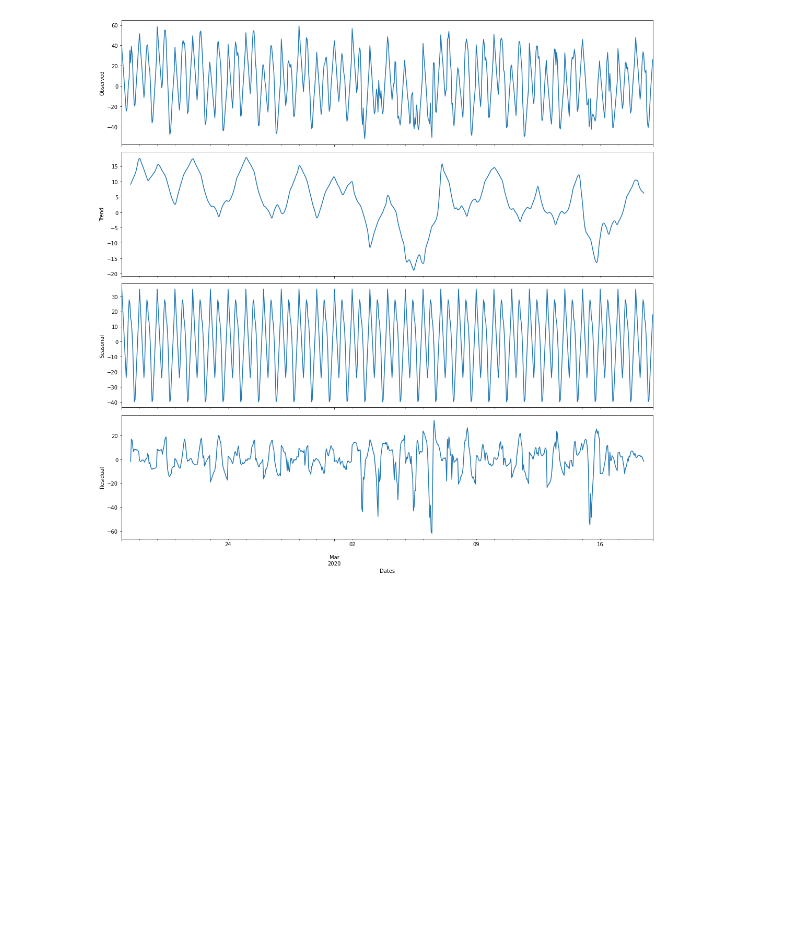
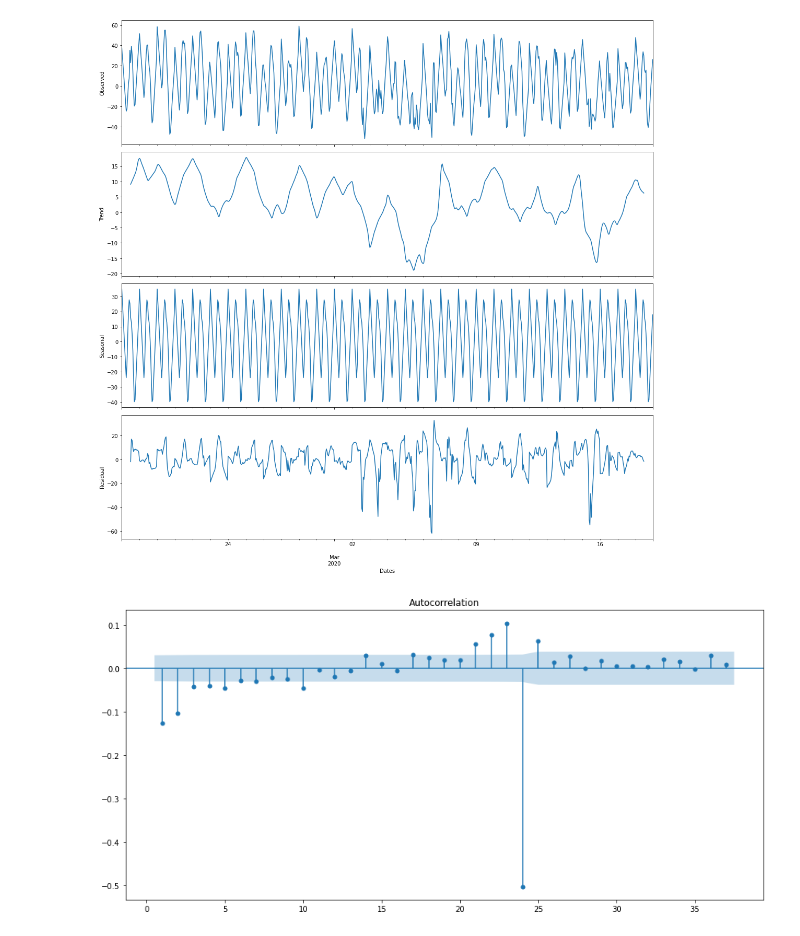
Before and after one commit to fomapavlov/EMS_Workshop, a Jupyter notebook: SARIMAX.ipynb, the cells around one changed output. Saved outputs shown, nothing was run; the diff lists cells and outputs as text; code cells hidden in the pictures; blank space fills up the shorter version.

```diff
--- a/SARIMAX.ipynb
+++ b/SARIMAX.ipynb
@@ -138,3 +138,11 @@ plotseasonal(components, axes[:])
 plt.tight_layout()
 # %% [output]
 [figure]
+# %%
+olsr_resid_diff_1_24 = olsr_resid_diff_1.diff(periods=24)
+olsr_resid_diff_1_24 = olsr_resid_diff_1_24.dropna()
+
+fig, ax = plt.subplots(figsize=(15, 7))
+_ = tsa.plot_acf(olsr_resid_diff_1_24, alpha=0.05, zero=False, ax=ax)
+# %% [output]
+[figure, added]
```
